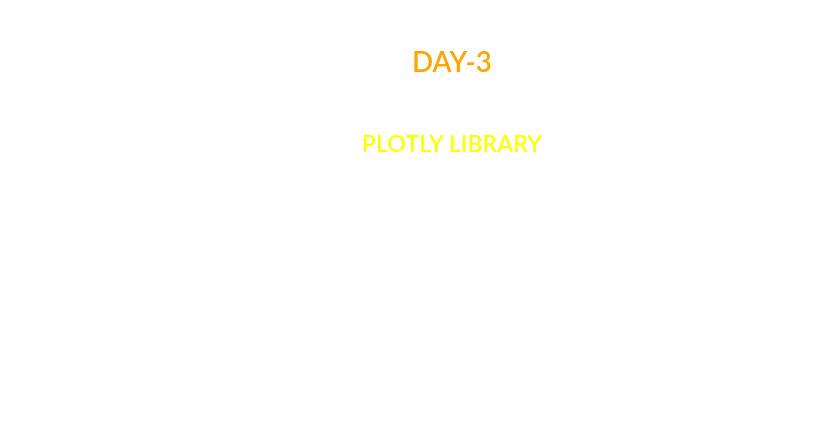
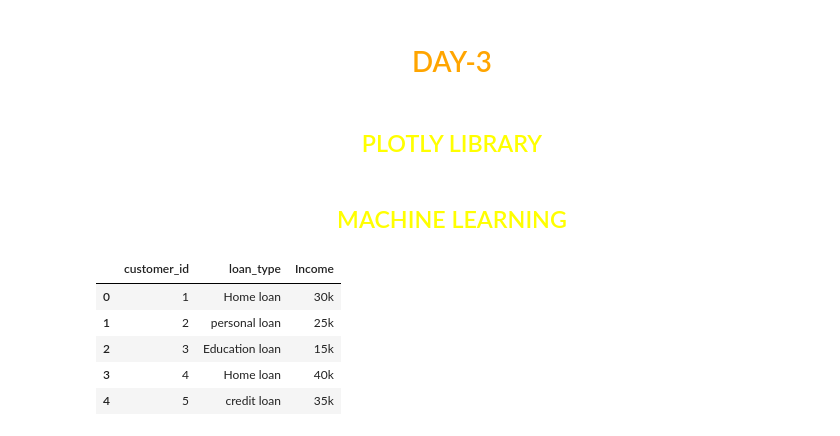
Before and after one commit to ThunderboltGM/Technical-session, a Jupyter notebook: Day-3.ipynb, the cells around one changed output. Saved outputs shown, nothing was run; the diff lists cells and outputs as text; code cells hidden in the pictures; blank space fills up the shorter version.

```diff
--- a/Day-3.ipynb
+++ b/Day-3.ipynb
@@ -28,3 +35,16 @@ df = pd.DataFrame({
 })
 fig = px.scatter_3d(df,x='x',y='y',z='z',title="3d scatter plot")
 fig.show()
+# %% [markdown]
+<h2 style="color:yellow;text-align:center">MACHINE LEARNING</h2>
+# %%
+data = {'customer_id':pd.Series([1,2,3,4,5]),'loan_type':pd.Series(['Home loan','personal loan','Education loan','Home loan','credit loan']),'Income':pd.Series(['30k','25k','15k','40k','35k'])}
+loan_info = pd.DataFrame(data)
+loan_info
+# %% [output]
+|  | customer_id | loan_type | Income |
+| 0 | 1 | Home loan | 30k |
+| 1 | 2 | personal loan | 25k |
+| 2 | 3 | Education loan | 15k |
+| 3 | 4 | Home loan | 40k |
+| 4 | 5 | credit loan | 35k |
```
Also changed, not shown: parts of 5 cells of this notebook.
